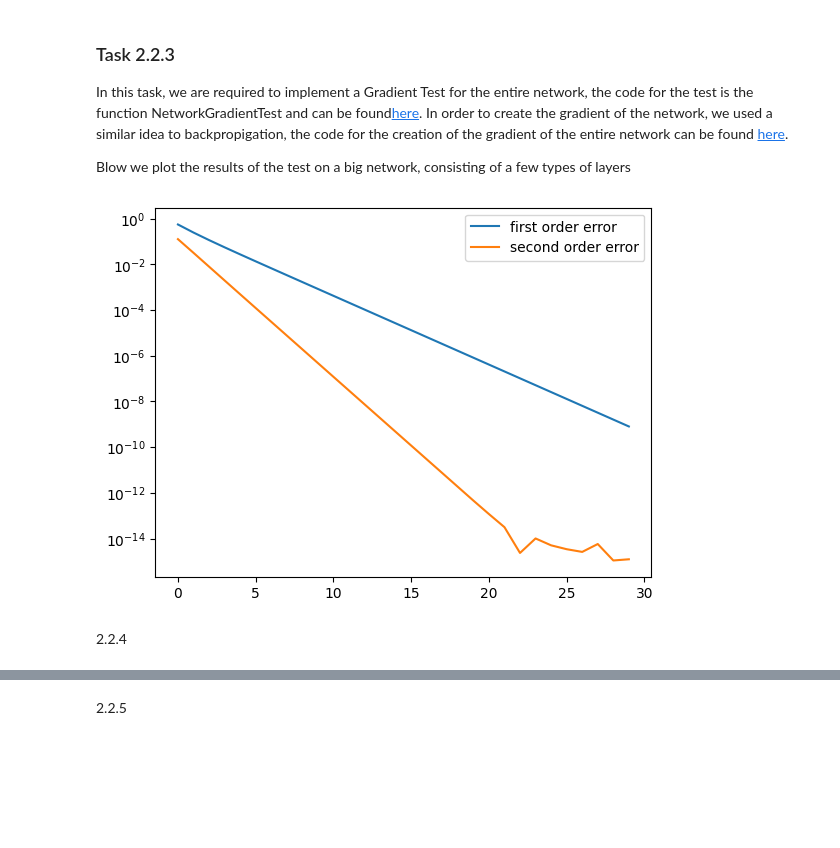
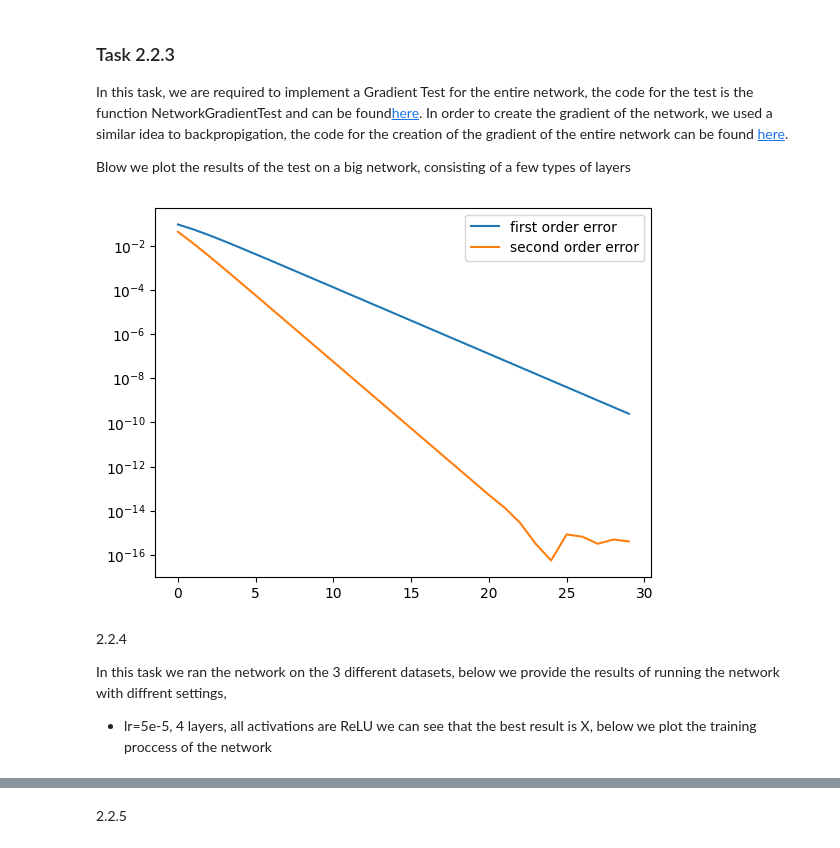
Before and after one commit to elemyoav/Deep-Learning, a Jupyter notebook: Deep-Learning-1.ipynb, the cells around one changed output, grey strips where cells are left out. Drawn from its saved outputs; the diff is of its cells as text; code cells hidden in the pictures; blank space fills up the shorter version.

```diff
--- a/Deep-Learning-1.ipynb
+++ b/Deep-Learning-1.ipynb
@@ -228,21 +228,26 @@ Blow we plot the results of the test on a big network, consisting of a few types
 # %%
 N = GenericNetwork(
                    layers=[
-                            ReLULayer(2, 32),
-                            TanhLayer(32, 128),
-                            ReLULayer(128, 2),
+                            TanhLayer(2, 32),
+                            TanhLayer(32, 32),
+                            TanhLayer(32, 2),
                         ],
                     output_layer= SoftmaxLayer(2, 4),
                 )
 
 x = np.random.rand(2, 1)
 y = np.array([[0, 0, 1, 0]]).T
 
-Gradient_test(N, x, y)
+NetworkGradientTest(N, x, y)
 # %% [output]
-[figure, old version]
+[figure, new version]
-# %% [markdown]
-2.2.4
+# %% [markdown]
+2.2.4
+
+In this task we ran the network on the 3 different datasets, below we provide the results of running the network with diffrent settings,
+
+- lr=5e-5, 4 layers, all activations are ReLU
+we can see that the best result is X, below we plot the training proccess of the network
 # %%
 dataset = swiss_roll
 Xt = dataset['Yt']
```
Also changed, not shown: parts of 11 cells of this notebook, 2 other files.
